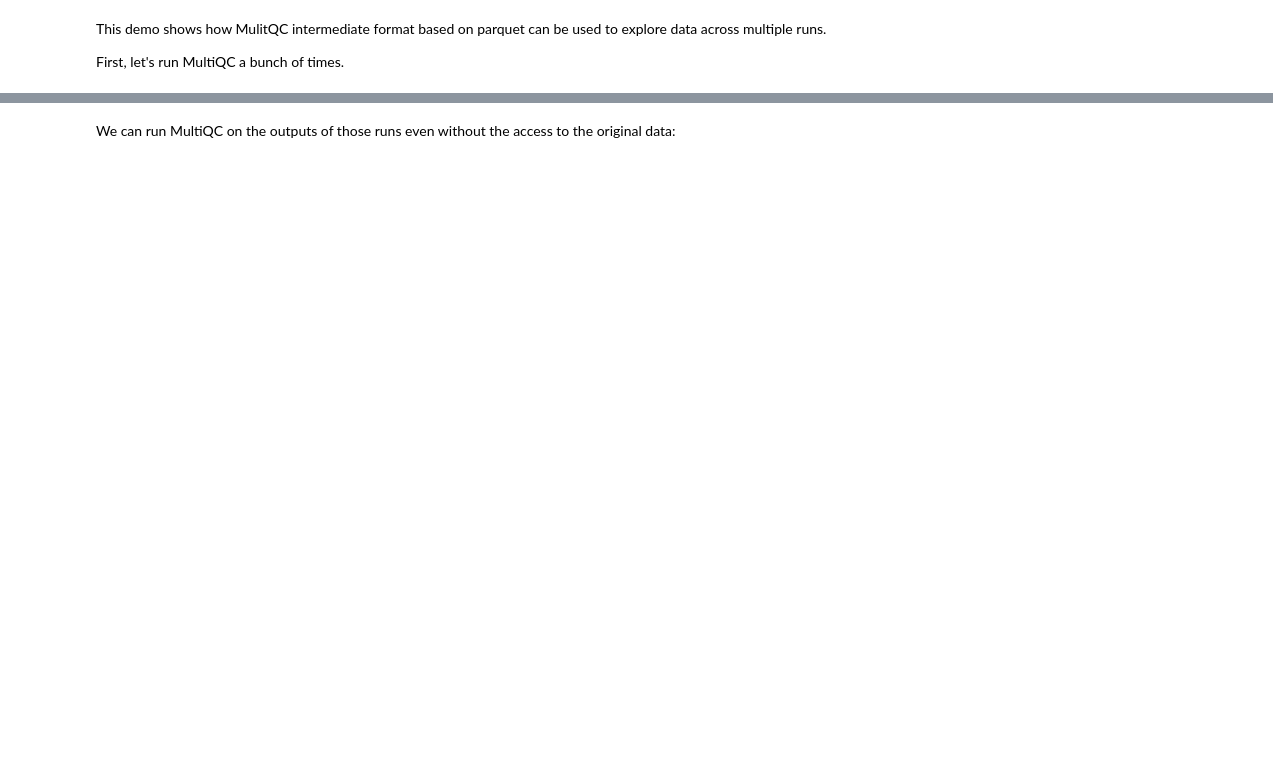
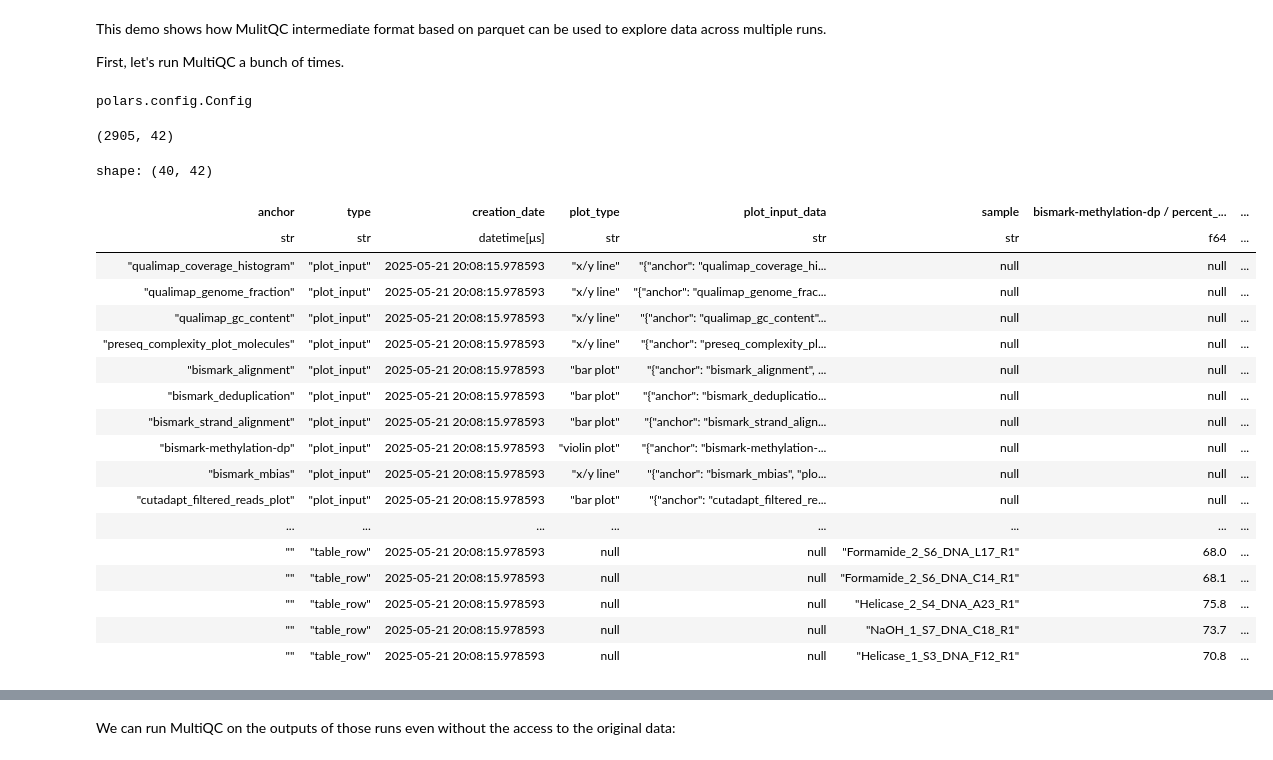
Before and after one commit to MultiQC/example-timeline, a Jupyter notebook: timeline.ipynb, the cells around one changed output, grey strips where cells are left out. Cells and saved outputs as stored; diff of their text form; code cells hidden in the pictures; blank space fills up the shorter version.

```diff
--- a/timeline.ipynb
+++ b/timeline.ipynb
@@ -2,3 +2,37 @@
 This demo shows how MulitQC intermediate format based on parquet can be used to explore data across multiple runs.
 
 First, let's run MultiQC a bunch of times.
+# %%
+import polars as pl
+# Configure polars to display full tables
+pl.Config.set_tbl_rows(100)  # Show up to 100 rows
+pl.Config.set_tbl_cols(100)  # Show up to 100 columns
+pl.Config.set_fmt_str_lengths(100)  # Show longer string values
+# %% [output]
+polars.config.Config
+# %%
+parquet_path = "/Users/vlad/Seqera/multiqc_heavy_examples/parquet_runs/bsstuff-wide_multiqc_report_data/BETA-multiqc.parquet"
+df = pl.read_parquet(parquet_path)
+print(df.shape)
+df.head(40)
+# %% [output]
+(2905, 42)
+shape: (40, 42)
+| anchor | type | creation_date | plot_type | plot_input_data | sample | bismark-methylation-dp / percent_... | ... |
+| str | str | datetime[μs] | str | str | str | f64 | ... |
+| "qualimap_coverage_histogram" | "plot_input" | 2025-05-21 20:08:15.978593 | "x/y line" | "{"anchor": "qualimap_coverage_hi... | null | null | ... |
+| "qualimap_genome_fraction" | "plot_input" | 2025-05-21 20:08:15.978593 | "x/y line" | "{"anchor": "qualimap_genome_frac... | null | null | ... |
+| "qualimap_gc_content" | "plot_input" | 2025-05-21 20:08:15.978593 | "x/y line" | "{"anchor": "qualimap_gc_content"... | null | null | ... |
+| "preseq_complexity_plot_molecules" | "plot_input" | 2025-05-21 20:08:15.978593 | "x/y line" | "{"anchor": "preseq_complexity_pl... | null | null | ... |
+| "bismark_alignment" | "plot_input" | 2025-05-21 20:08:15.978593 | "bar plot" | "{"anchor": "bismark_alignment", ... | null | null | ... |
+| "bismark_deduplication" | "plot_input" | 2025-05-21 20:08:15.978593 | "bar plot" | "{"anchor": "bismark_deduplicatio... | null | null | ... |
+| "bismark_strand_alignment" | "plot_input" | 2025-05-21 20:08:15.978593 | "bar plot" | "{"anchor": "bismark_strand_align... | null | null | ... |
+| "bismark-methylation-dp" | "plot_input" | 2025-05-21 20:08:15.978593 | "violin plot" | "{"anchor": "bismark-methylation-... | null | null | ... |
+| "bismark_mbias" | "plot_input" | 2025-05-21 20:08:15.978593 | "x/y line" | "{"anchor": "bismark_mbias", "plo... | null | null | ... |
+| "cutadapt_filtered_reads_plot" | "plot_input" | 2025-05-21 20:08:15.978593 | "bar plot" | "{"anchor": "cutadapt_filtered_re... | null | null | ... |
+| ... | ... | ... | ... | ... | ... | ... | ... |
+| "" | "table_row" | 2025-05-21 20:08:15.978593 | null | null | "Formamide_2_S6_DNA_L17_R1" | 68.0 | ... |
+| "" | "table_row" | 2025-05-21 20:08:15.978593 | null | null | "Formamide_2_S6_DNA_C14_R1" | 68.1 | ... |
+| "" | "table_row" | 2025-05-21 20:08:15.978593 | null | null | "Helicase_2_S4_DNA_A23_R1" | 75.8 | ... |
+| "" | "table_row" | 2025-05-21 20:08:15.978593 | null | null | "NaOH_1_S7_DNA_C18_R1" | 73.7 | ... |
+| "" | "table_row" | 2025-05-21 20:08:15.978593 | null | null | "Helicase_1_S3_DNA_F12_R1" | 70.8 | ... |
```
Also changed, not shown: parts of 11 cells of this notebook, 1 other file.
